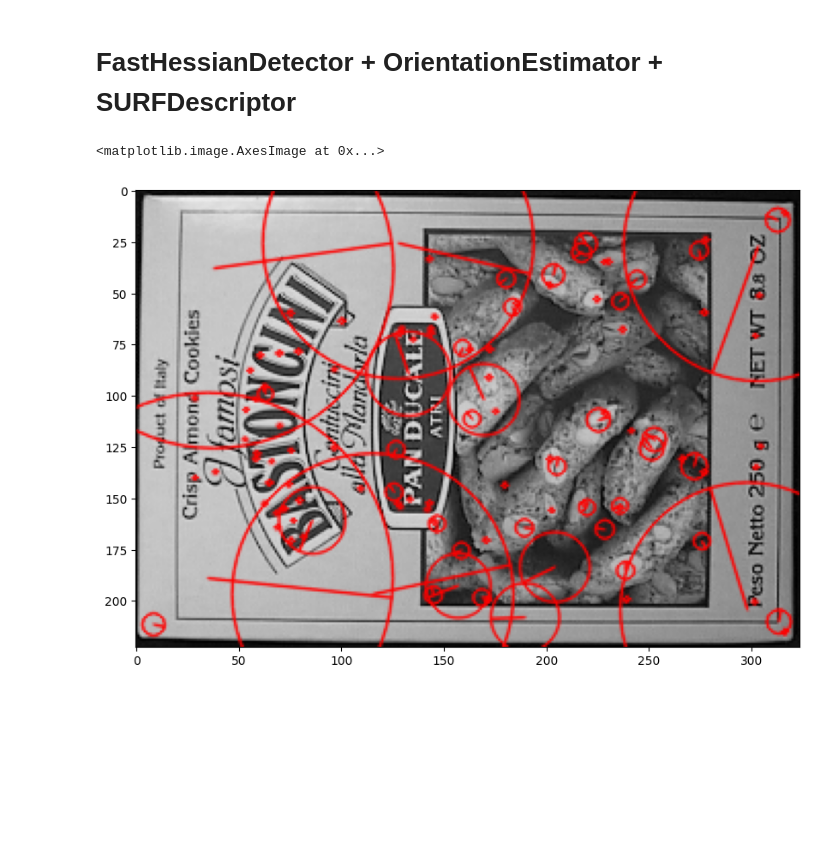
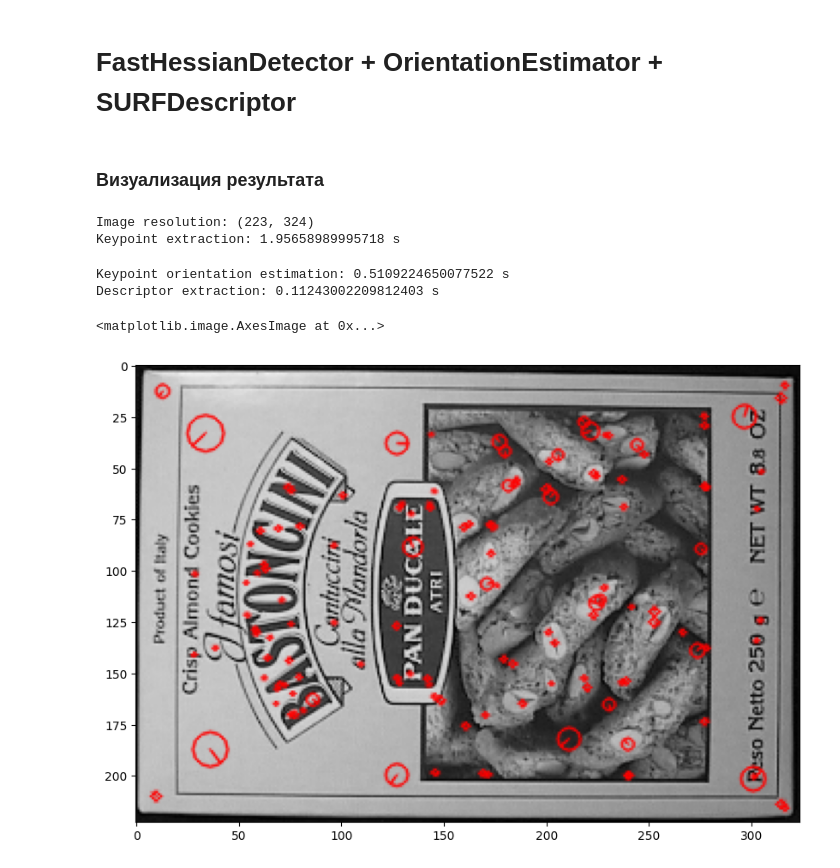
Before and after one commit to alexmelekhin/cv_course_2023, a Jupyter notebook: seminars/seminar_06/Seminar_6.ipynb, the cells around one changed output. Saved outputs shown, nothing was run; the diff lists cells and outputs as text; code cells hidden in the pictures; blank space fills up the shorter version.

```diff
--- a/seminars/seminar_06/Seminar_6.ipynb
+++ b/seminars/seminar_06/Seminar_6.ipynb
@@ -533,15 +538,15 @@ class FastHessianDetector:
 # %% [markdown]
 Проверьте правильность реализации:
 # %%
-detector = FastHessianDetector(1000000)
+detector = FastHessianDetector(1000000, n_octaves=3)
 
-img_test = img_1[:100, :100]
+img_test = img_1.copy()
 
 keypoints = detector.detect(img_test)
 
 a = np.array(keypoints)
-assert(a.shape == (23, 3))
-assert(sha(a) == 'c4bd61b933bb094a8423fa348f6916012a81881cb72dad4be9118a6e7f8f2154')
+assert(a.shape == (126, 3))
+assert(sha(a) == '91724ac19651c85852e8de4d8f9a99f65a1ef825d5a03fe0e81821451708d109')
 # %% [markdown]
 # Задание 3: Оценка ориентации ключевых точек
 
@@ -550,7 +555,7 @@ assert(sha(a) == 'c4bd61b933bb094a8423fa348f6916012a81881cb72dad4be9118a6e7f8f21
 # %%
 class OrientationEstimator:
 
-    def __init__(self, n_octaves=4, n_octave_layers=2):
+    def __init__(self, n_octaves=4, n_octave_layers=4):
         self.n_octaves = n_octaves
         self.n_octave_layers = n_octave_layers
 
@@ -558,12 +563,10 @@ class OrientationEstimator:
         self._init_pyramid()
 
     def _init_pyramid(self):
-        for octave in range(self.n_octaves):
-            for layer in range(self.n_octave_layers + 2):
-                kernel_size = ...     # <============1==============
-                spatial_step = ...    # <============1==============
-                scale = ...           # <============1==============
-                kernel_size = int(4 * scale)
+        for octave in range(1, self.n_octaves + 1):
+            for layer in range(1, self.n_octave_layers + 1):
+                scale = ...         # <=1= уже было выше
+                kernel_size = ...   # <=1= section 4.1 of [1]; convert to int()
                 kernel_size += kernel_size % 2
                 self.pyramid_parameters.append((scale, kernel_size))
 
@@ -601,7 +604,7 @@ class OrientationEstimator:
         Dx_image, Dy_image = pyramid[layer]
 
         center = int(x), int(y)
-        radius = ...         # <============2.a=============
+        radius = ...   # <=2.a= section 4.1 of [1]
 
         Dx_polar = cv2.linearPolar(Dx_image, center, radius, cv2.WARP_FILL_OUTLIERS)
         Dy_polar = cv2.linearPolar(Dy_image, center, radius, cv2.WARP_FILL_OUTLIERS)
@@ -609,7 +612,7 @@ class OrientationEstimator:
         Dx_polar = ndimage.interpolation.zoom(Dx_polar, (360 / Dx_polar.shape[0], int(radius) / Dx_polar.shape[1]))
         Dy_polar = ndimage.interpolation.zoom(Dy_polar, (360 / Dy_polar.shape[0], int(radius) / Dy_polar.shape[1]))
 
-        sigma = ...          # <============2.b============
+        sigma = ...   # <=2.b= section 4.1 of [1]
         gauss_kernel = stats.norm(scale=sigma).pdf(np.arange(0, int(radius)))
         Dx_polar = (Dx_polar * gauss_kernel).sum(axis=1)
         Dy_polar = (Dy_polar * gauss_kernel).sum(axis=1)
@@ -623,7 +626,7 @@ class OrientationEstimator:
         Dx_sum = Dx_polar_cm[60:] - Dx_polar_cm[:-60]
         Dy_sum = Dy_polar_cm[60:] - Dy_polar_cm[:-60]
 
-        grad_norm = ...      # <============2.c============
+        grad_norm = ...   # <=2.c= section 5.2 (Orientation score function) of [2]
 
         orientation = (np.argmax(grad_norm) + 30) % 360
 
@@ -664,7 +666,12 @@ class SURFDescriptor:
 
             u = np.cos(np.pi * orientation / 180), np.sin(np.pi * orientation / 180)
             v = np.sin(np.pi * orientation / 180), -np.cos(np.pi * orientation / 180)
-            src = ...    # <============1==============
+            src = np.array([
+                [x + (u[0] + v[0]) * window_size, y + (u[1] + v[1]) * window_size],
+                [x + (u[0] - v[0]) * window_size, y + (u[1] - v[1]) * window_size],
+                [x + (-u[0] - v[0]) * window_size, y + (-u[1] - v[1]) * window_size],
+                [x + (-u[0] + v[0]) * window_size, y + (-u[1] + v[1]) * window_size]
+            ], dtype=np.float32)
             dst = np.array([[0, 0], [0, window_size], [window_size, window_size], [window_size, 0]], dtype=np.float32)
             M = cv2.getPerspectiveTransform(src, dst)
 
@@ -675,10 +682,10 @@ class SURFDescriptor:
             Dx_image = Dx(integral, kernel_size)[:-1, :-1]
             Dy_image = Dy(integral, kernel_size)[:-1, :-1]
 
-            sigma = ...        # <============2==============
+            sigma = ...  # <=1= section 4.2 of [1]
             gauss_kernel = stats.norm(scale=sigma).pdf(np.arange(-window_size//2, (window_size+1)//2))
-            Dx_image = ...     # <============3==============
-            Dy_image = ...     # <============3==============
+            Dx_image = ...  # <============2==============
+            Dy_image = ...  # <============2==============
 
             descriptor = []
             for i in range(4):
@@ -691,7 +698,7 @@ class SURFDescriptor:
                     dy_abs = np.abs(Dy_image[i1:i2, j1:j2]).sum()
                     descriptor.extend([dx, dy, dx_abs, dy_abs])
             descriptor = np.array(descriptor)
-            descriptors.append(...)   # <=============4=============
+            descriptors.append(...)  # <=3= не забудьте нормализовать дескриптор
 
         return descriptors
 # %%
@@ -736,6 +741,14 @@ img_kp, kp, des = detect_and_draw(img_1)
+# %% [markdown]
+### Визуализация результата
 # %%
+surf_img_kp_1, surf_kp_1, surf_des_1 = detect_and_draw(img_1)
+
 plt.figure(figsize=[10, 10])
-plt.imshow(img_kp)
+plt.imshow(surf_img_kp_1)
 # %% [output]
-<matplotlib.image.AxesImage at 0x...>
+Image resolution: (223, 324)
+Keypoint extraction: 1.95658989995718 s
+Keypoint orientation estimation: 0.5109224650077522 s
+Descriptor extraction: 0.11243002209812403 s
+<matplotlib.image.AxesImage at 0x...>
-[figure, old version]
+[figure, new version]
```
Also changed, not shown: parts of 10 cells of this notebook.
